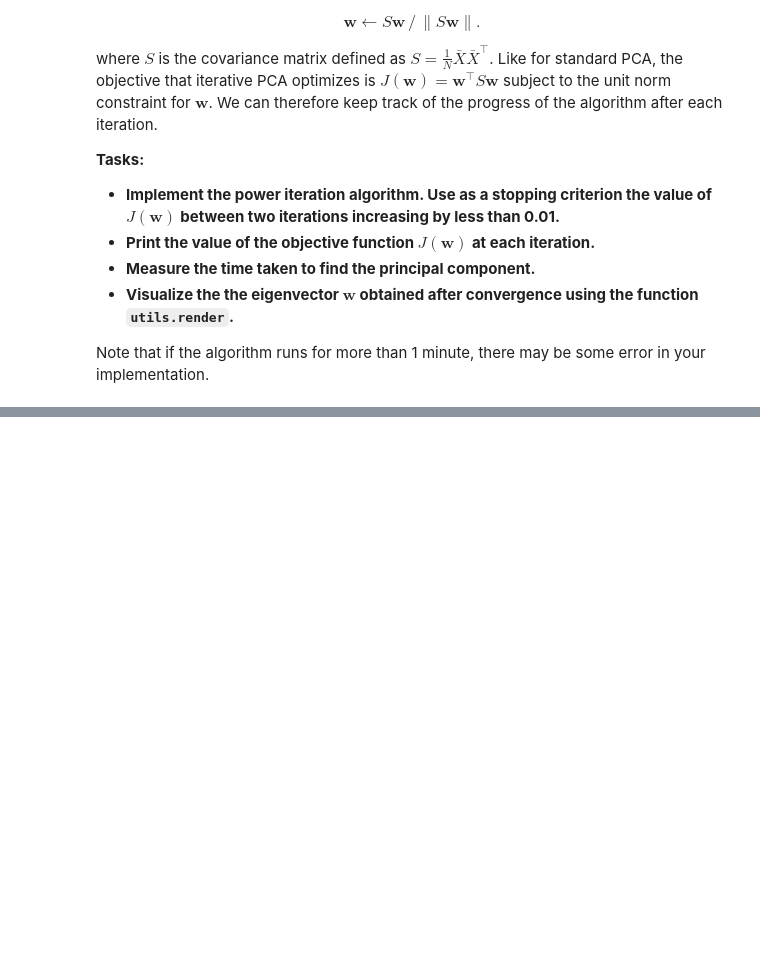
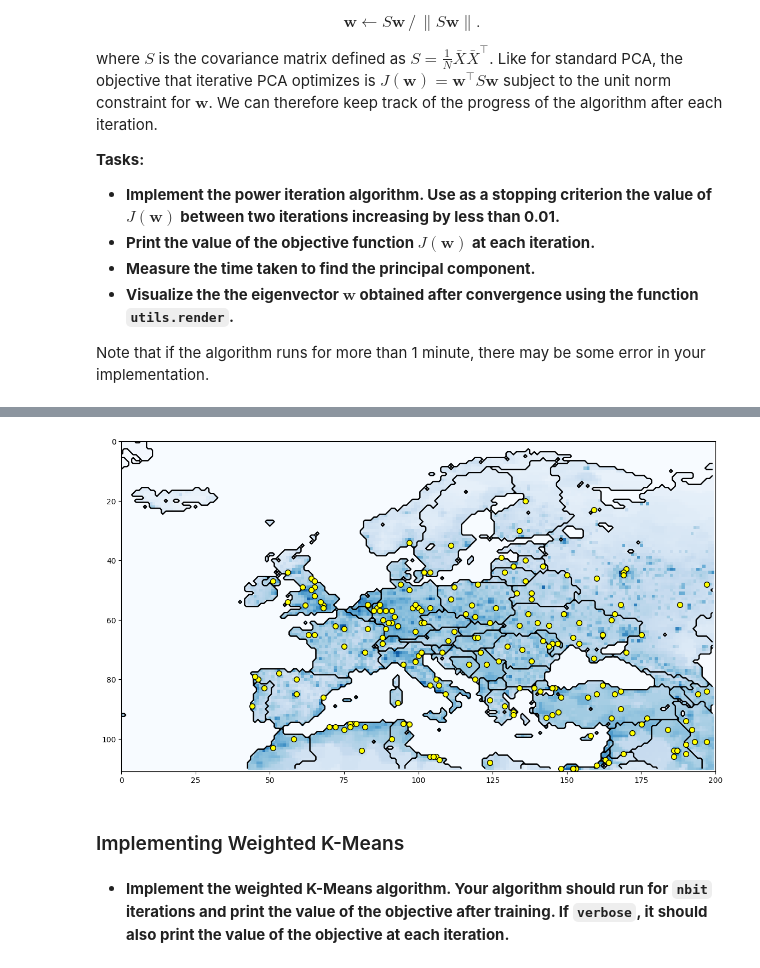
Before and after one commit to qingyun-tuberlin/Machine_Learning_I_II, a Jupyter notebook: ML1_All_Coding_Tasks.ipynb, the cells around one changed output, grey strips where cells are left out. Saved outputs shown, nothing was run; the diff lists cells and outputs as text; code cells hidden in the pictures; blank space fills up the shorter version.

```diff
--- a/ML1_All_Coding_Tasks.ipynb
+++ b/ML1_All_Coding_Tasks.ipynb
@@ -1313,0 +1505,34 @@ coding task is in the folder 04_Clustering
+# %%
+def initialize(K,population):
+    # YOUR CODE HERE
+    import solutions
+    centroids = solutions.initialize(K, population)
+    return centroids
+    # --------------
+# %%
+def initialize(K, population):
+    h, w = population.shape
+
+    coords = np.indices((h, w)).reshape(2, -1).T
+    weights = population.flatten().astype(float)
+
+    prob = weights / weights.sum()
+
+    indices = np.random.choice(len(coords), size=K, p=prob)
+    centroids = coords[indices]
+
+    centroids = centroids + np.random.normal(0, 0.01, centroids.shape)
+
+    return centroids
+# %%
+# The following code runs the initialization procedure
+# for K=200 clusters and visualizes the centroids
+# obtained with the initialization procedure using `utils.plot`.
+centroids_init = initialize(200, population)
+plot(centroids_init[:,0], centroids_init[:,1])
+# %% [output]
+[figure, added]
+# %% [markdown]
+### Implementing Weighted K-Means
+# %% [markdown]
+* **Implement the weighted K-Means algorithm. Your algorithm should run for `nbit` iterations and print the value of the objective after training. If `verbose`, it should also print the value of the objective at each iteration.**
```
Also changed, not shown: parts of 32 cells of this notebook, 7 other files.
